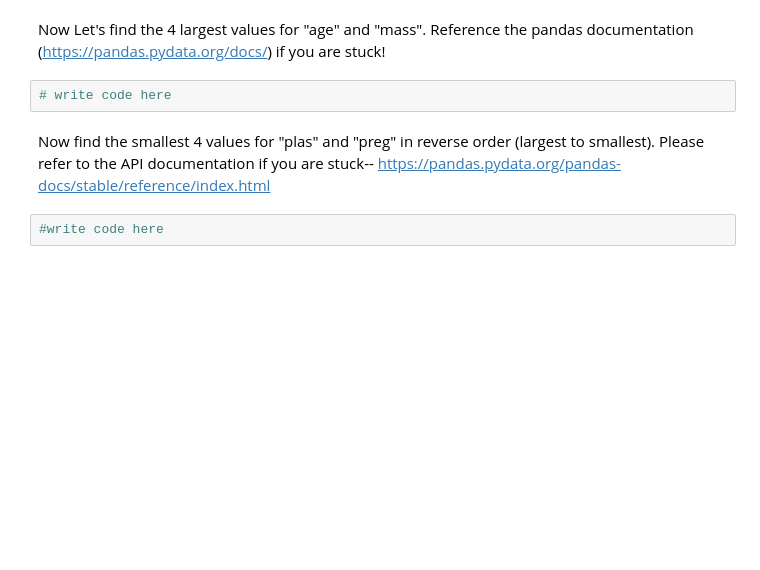
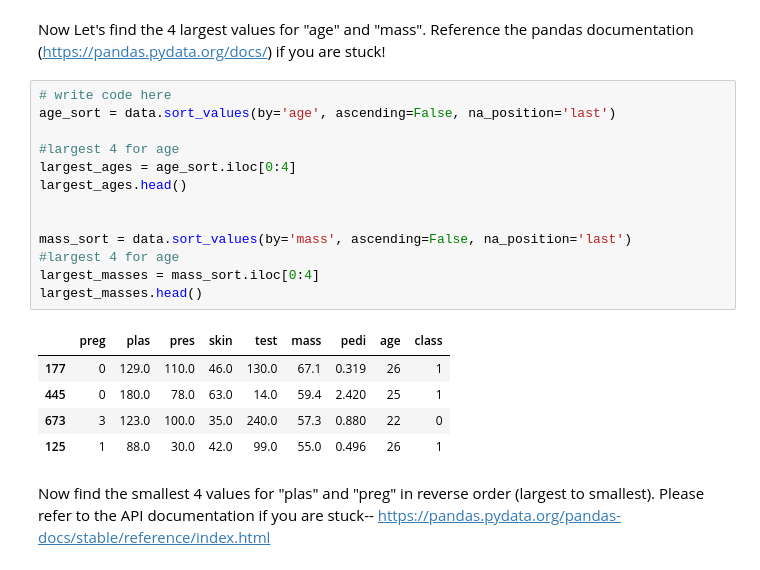
Before and after one commit to anaaparamesh/Week1_Public, a Jupyter notebook: Notebooks/02_Pandas_and_Matplotlib/Pandas_Exercise.ipynb, the cells around one changed output. Cells and saved outputs as stored; diff of their text form; blank space fills up the shorter version.

```diff
--- a/Notebooks/02_Pandas_and_Matplotlib/Pandas_Exercise.ipynb
+++ b/Notebooks/02_Pandas_and_Matplotlib/Pandas_Exercise.ipynb
@@ -186,9 +197,24 @@ sample.head()
 Notice that there are some repeats in values (like in the age and the preg column).
 # %% [markdown]
 Now Let's find the 4 largest values for "age" and "mass". Reference the pandas documentation (https://pandas.pydata.org/docs/) if you are stuck!
-# %%
-# write code here
+# %%
+# write code here
+age_sort = data.sort_values(by='age', ascending=False, na_position='last')
+
+#largest 4 for age
+largest_ages = age_sort.iloc[0:4]
+largest_ages.head()
+
+
+mass_sort = data.sort_values(by='mass', ascending=False, na_position='last')
+#largest 4 for age
+largest_masses = mass_sort.iloc[0:4]
+largest_masses.head()
+# %% [output]
+|  | preg | plas | pres | skin | test | mass | pedi | age | class |
+| 177 | 0 | 129.0 | 110.0 | 46.0 | 130.0 | 67.1 | 0.319 | 26 | 1 |
+| 445 | 0 | 180.0 | 78.0 | 63.0 | 14.0 | 59.4 | 2.420 | 25 | 1 |
+| 673 | 3 | 123.0 | 100.0 | 35.0 | 240.0 | 57.3 | 0.880 | 22 | 0 |
+| 125 | 1 | 88.0 | 30.0 | 42.0 | 99.0 | 55.0 | 0.496 | 26 | 1 |
 # %% [markdown]
 Now find the smallest 4 values for "plas" and "preg" in reverse order (largest to smallest). Please refer to the API documentation if you are stuck-- https://pandas.pydata.org/pandas-docs/stable/reference/index.html
-# %%
-#write code here
```
Also changed, not shown: parts of 2 cells of this notebook.
